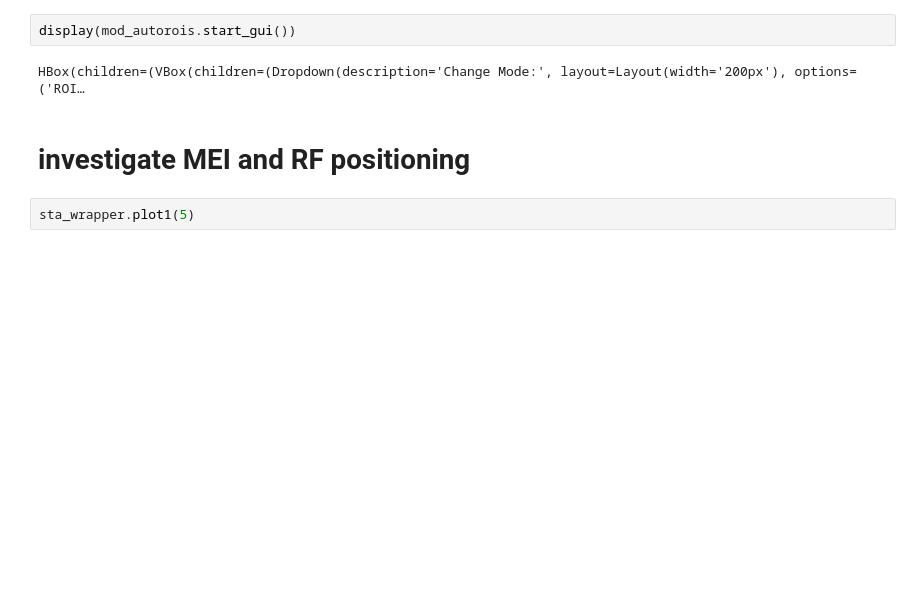
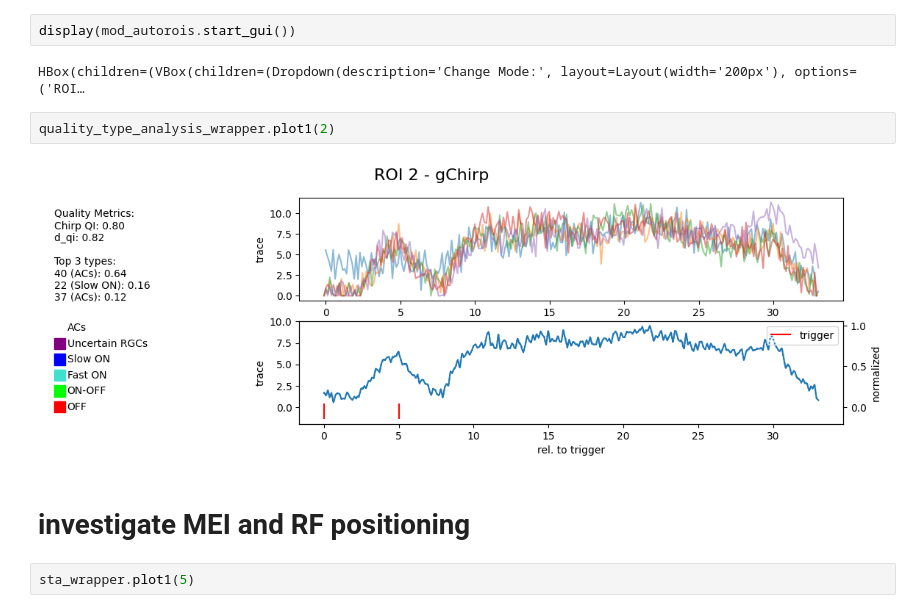
Before and after one commit to SamuelSuhai/model_in_the_loop, a Jupyter notebook: notebooks/gui/visualization_gui_experiments.ipynb, the cells around one changed output. Cells and saved outputs as stored; diff of their text form; blank space fills up the shorter version.

```diff
--- a/notebooks/gui/visualization_gui_experiments.ipynb
+++ b/notebooks/gui/visualization_gui_experiments.ipynb
@@ -190,6 +203,10 @@ Load model weights for cpu from checkpoint /gpfs01/euler/data/Resources/AutoROIs
 display(mod_autorois.start_gui())
 # %% [output]
 HBox(children=(VBox(children=(Dropdown(description='Change Mode:', layout=Layout(width='200px'), options=('ROI…
+# %%
+quality_type_analysis_wrapper.plot1(2)
+# %% [output]
+[figure, added]
 # %% [markdown]
 # investigate MEI and RF positioning
 # %%
```
Also changed, not shown: parts of 13 cells of this notebook, 4 other files.
